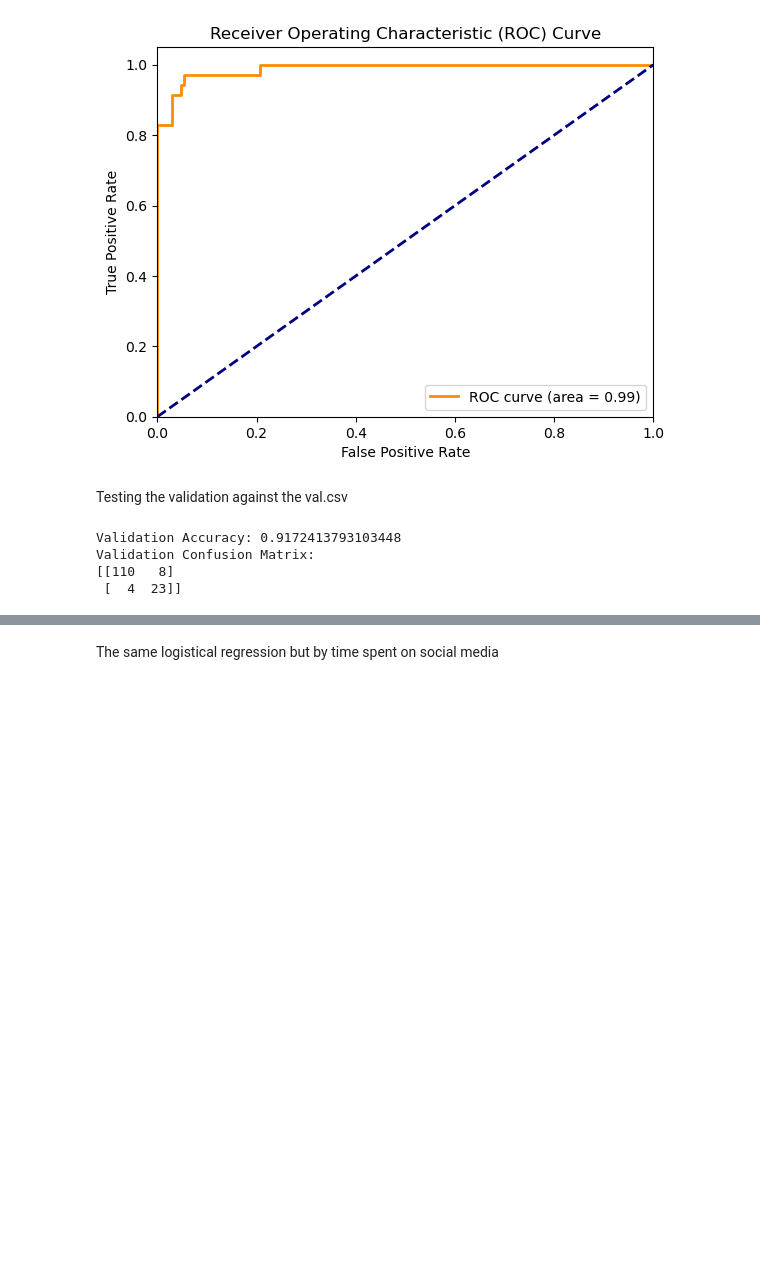
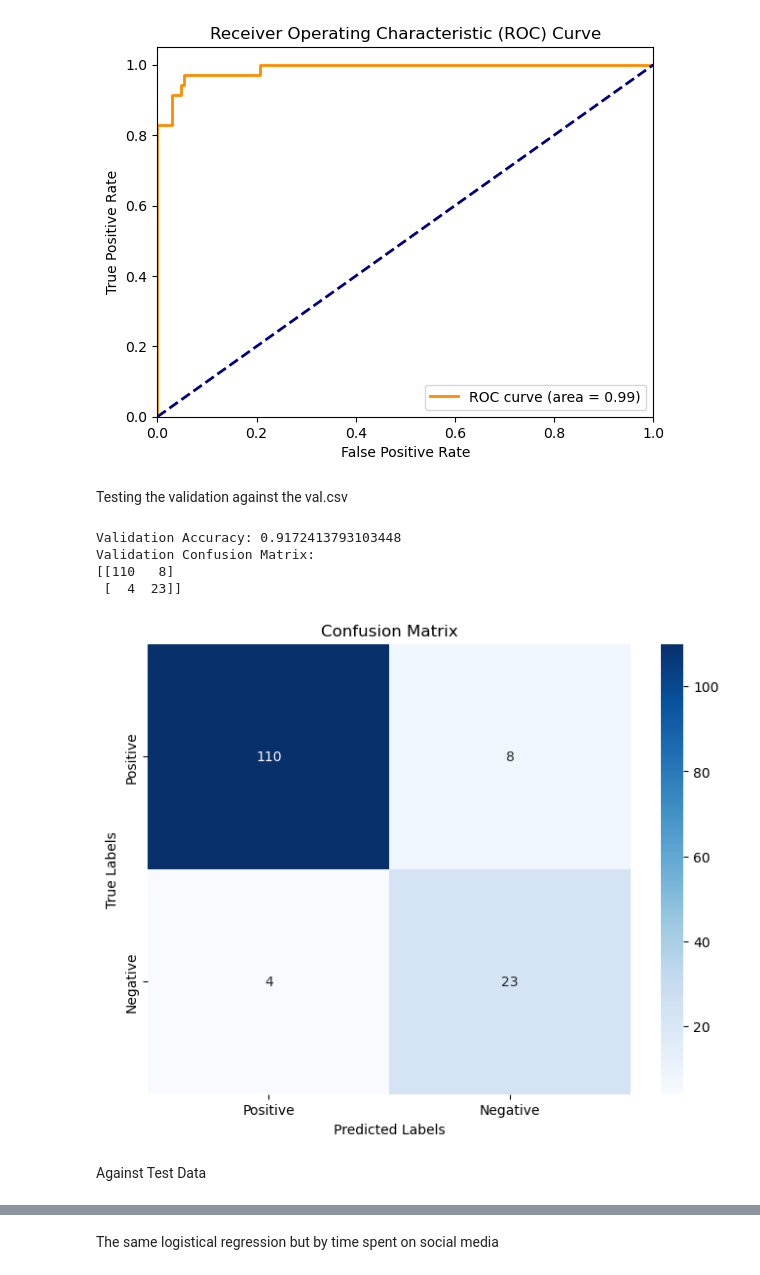
Before and after one commit to Austin-Heard/social-media-emotional-effects, a Jupyter notebook: notebooks/data_template.ipynb, the cells around one changed output, grey strips where cells are left out. Saved outputs shown, nothing was run; the diff lists cells and outputs as text; code cells hidden in the pictures; blank space fills up the shorter version.

```diff
--- a/notebooks/data_template.ipynb
+++ b/notebooks/data_template.ipynb
@@ -775,26 +808,38 @@ Confusion Matrix:
 Testing the validation against the val.csv
 # %%
 # Import the validation data set
-val_df = pd.read_csv('../data/clean_val.csv')
-val_df.drop(columns=['Dominant_Emotion_Sadness', 'Dominant_Emotion_Anger', 'Dominant_Emotion_Neutral', 'Dominant_Emotion_Agression'], inplace=True)
+val_df1 = pd.read_csv('../data/clean_val.csv')
+# %%
+val_df1.drop(columns=['Dominant_Emotion_Sadness', 'Dominant_Emotion_Anger', 'Dominant_Emotion_Neutral', 'Dominant_Emotion_Agression'], inplace=True)
 # %%
 # Align columns with training data
-val_X = val_df[X.columns]
+val_X = val_df1[X.columns]
 
 # Predict using the trained model
 val_y_pred = model.predict(val_X)
 val_y_prob = model.predict_proba(val_X)[:, 1]
 
 # Evaluate the model on the validation set
-val_accuracy = accuracy_score(val_df['Dominant_Emotion_Happiness'], val_y_pred)
-val_conf_matrix = confusion_matrix(val_df['Dominant_Emotion_Happiness'], val_y_pred)
+val_accuracy = accuracy_score(val_df1['Dominant_Emotion_Happiness'], val_y_pred)
+val_conf_matrix = confusion_matrix(val_df1['Dominant_Emotion_Happiness'], val_y_pred)
 
 # Output the results
 print(f"Validation Accuracy: {val_accuracy}")
 print("Validation Confusion Matrix:")
 print(val_conf_matrix)
+
+plt.figure(figsize=(8, 6))
+sns.heatmap(val_conf_matrix, annot=True, fmt='d', cmap='Blues', xticklabels=['Positive', 'Negative'], yticklabels=['Positive', 'Negative'])
+plt.xlabel('Predicted Labels')
+plt.ylabel('True Labels')
+plt.title('Confusion Matrix')
+plt.savefig('../img/binomial_val_happiness_confusion_matrix.png', bbox_inches='tight')
+plt.show()
 # %% [output]
 Validation Accuracy: 0.9172413793103448
 Validation Confusion Matrix:
 [[110   8]
  [  4  23]]
+[figure, added]
+# %% [markdown]
+Against Test Data
```
Also changed, not shown: parts of 25 cells of this notebook, 7 other files.
